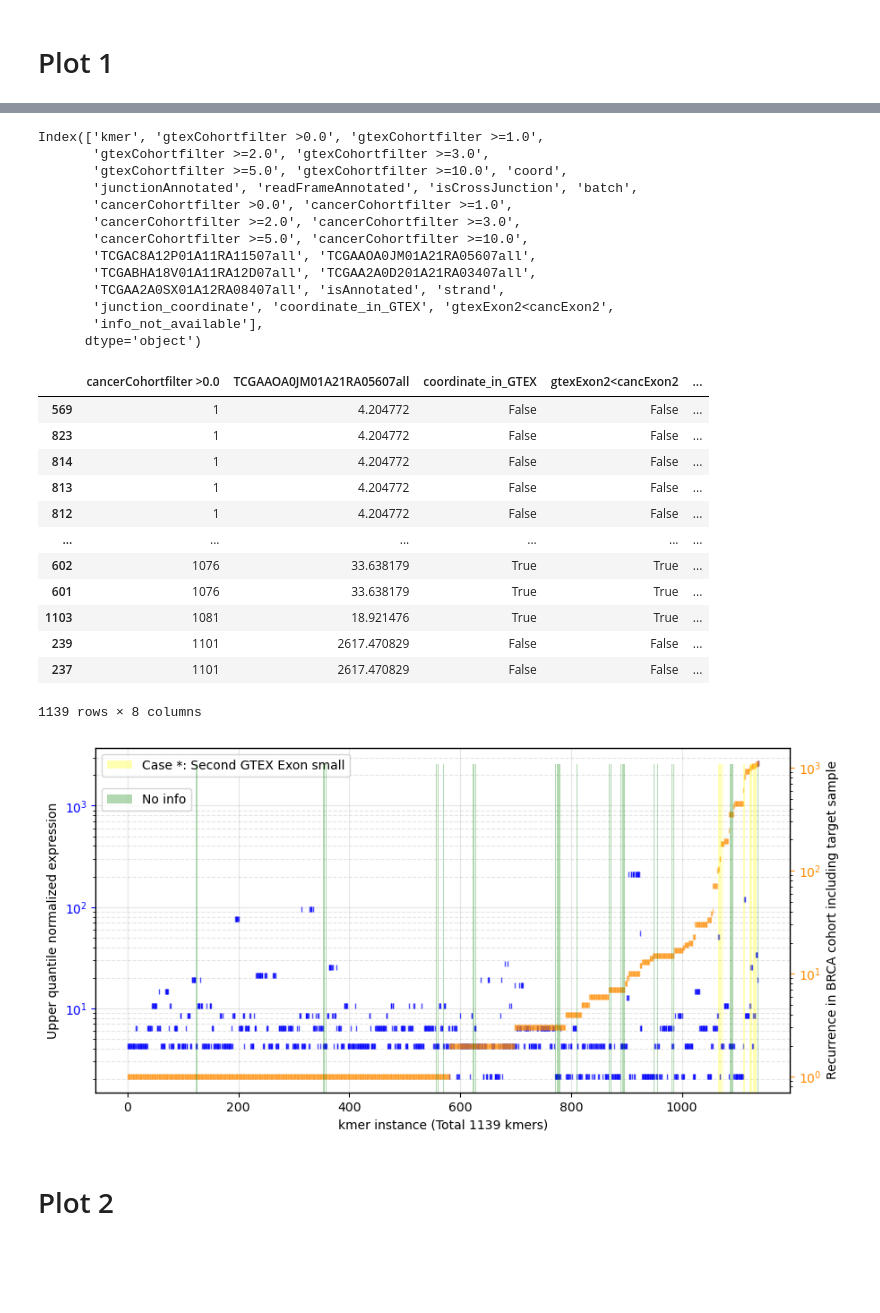
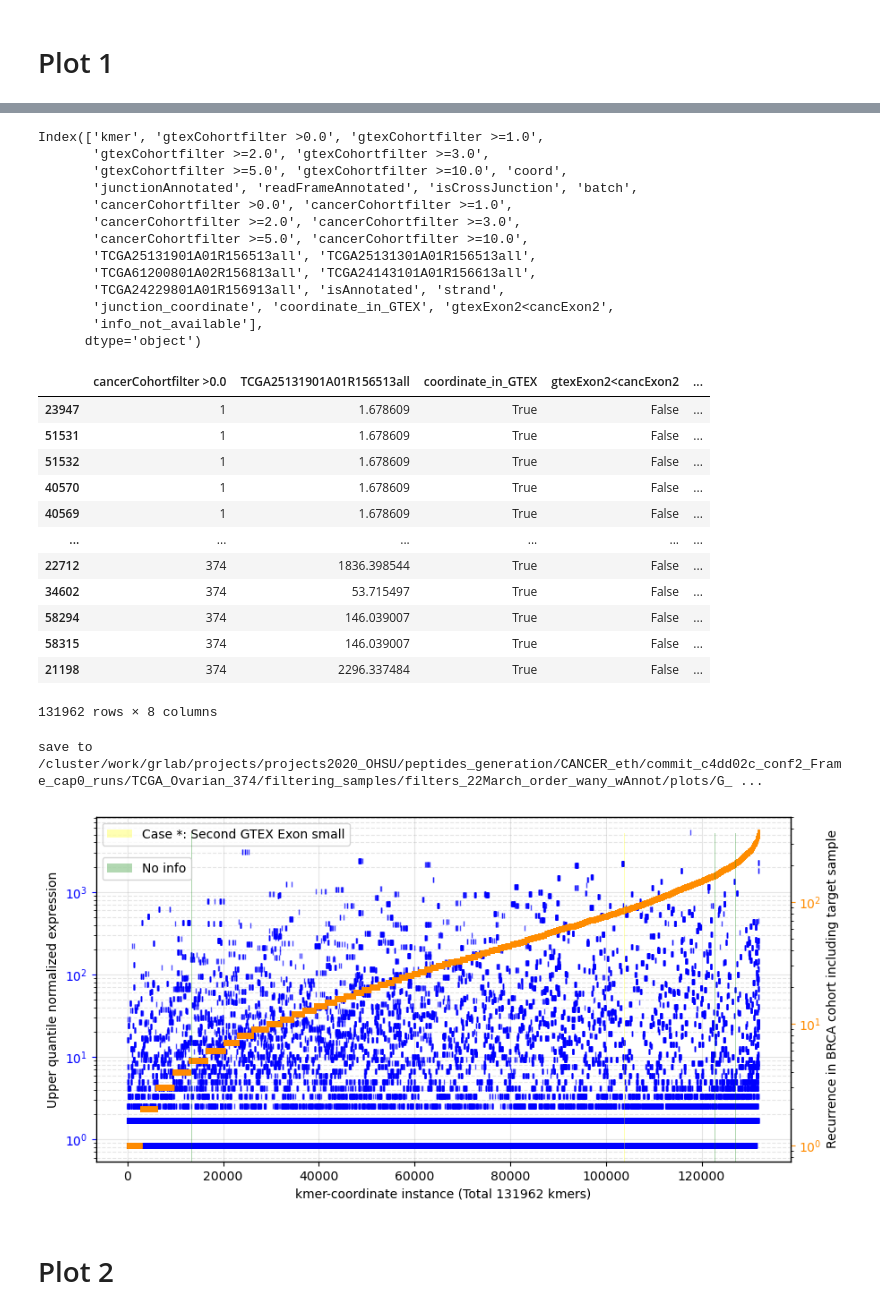
Before and after one commit to ratschlab/projects2020_ohsu, a Jupyter notebook: eth/plotting/OHSU_collab_Rerun_allRF/p20230315_recurrence_expression_metainfo.ipynb, the cells around one changed output, grey strips where cells are left out. Cells and saved outputs as stored; diff of their text form; code cells hidden in the pictures; blank space fills up the shorter version.

```diff
--- a/eth/plotting/OHSU_collab_Rerun_allRF/p20230315_recurrence_expression_metainfo.ipynb
+++ b/eth/plotting/OHSU_collab_Rerun_allRF/p20230315_recurrence_expression_metainfo.ipynb
@@ -9,0 +9,14 @@ Matplotlib created a temporary config/cache directory at /scratch/slurm-job.8281
+# %%
+# Inputs ETH
+run_type = 'ov'
+
+if run_type == 'brca':
+
+    sample_target = 'TCGA-AO-A0JM-01A-21R-A056-07'
+    basedir = '/cluster/work/grlab/projects/projects2020_OHSU/peptides_generation/CANCER_eth/commit_c4dd02c_conf2_Frame_cap0_runs/TCGA_Breast_1102'
+elif run_type == 'ov':
+    sample_target = 'TCGA-25-1319-01A-01R-1565-13'
+    basedir = '/cluster/work/grlab/projects/projects2020_OHSU/peptides_generation/CANCER_eth/commit_c4dd02c_conf2_Frame_cap0_runs/TCGA_Ovarian_374'
+
+filtering_id = 'filters_22March_order_wany_wAnnot'
+filter_dir = os.path.join(basedir, 'filtering_samples', filtering_id)
@@ -46,15 +63,15 @@ Index(['kmer', 'gtexCohortfilter >0.0', 'gtexCohortfilter >=1.0',
        'cancerCohortfilter >0.0', 'cancerCohortfilter >=1.0',
        'cancerCohortfilter >=2.0', 'cancerCohortfilter >=3.0',
        'cancerCohortfilter >=5.0', 'cancerCohortfilter >=10.0',
-       'TCGAC8A12P01A11RA11507all', 'TCGAAOA0JM01A21RA05607all',
-       'TCGABHA18V01A11RA12D07all', 'TCGAA2A0D201A21RA03407all',
-       'TCGAA2A0SX01A12RA08407all', 'isAnnotated', 'strand',
+       'TCGA25131901A01R156513all', 'TCGA25131301A01R156513all',
+       'TCGA61200801A02R156813all', 'TCGA24143101A01R156613all',
+       'TCGA24229801A01R156913all', 'isAnnotated', 'strand',
        'junction_coordinate', 'coordinate_in_GTEX', 'gtexExon2<cancExon2',
        'info_not_available'],
       dtype='object')
 # %%
 recurr_col = 'cancerCohortfilter >0.0'
-expr_col = 'TCGAAOA0JM01A21RA05607all'
+expr_col = sample_target.replace('-', '') + 'all'
 check_in_gtex_coord = 'coordinate_in_GTEX'
 check_exons_length = 'gtexExon2<cancExon2'
 jxannot = 'junctionAnnotated'
@@ -66,19 +83,19 @@ df[idx] = np.arange(len(df))
 # %%
 df[[recurr_col, expr_col, check_in_gtex_coord, check_exons_length, jxannot, rfannot, info, idx]]
 # %% [output]
-|  | cancerCohortfilter >0.0 | TCGAAOA0JM01A21RA05607all | coordinate_in_GTEX | gtexExon2<cancExon2 | ... |
-| 569 | 1 | 4.204772 | False | False | ... |
-| 823 | 1 | 4.204772 | False | False | ... |
-| 814 | 1 | 4.204772 | False | False | ... |
-| 813 | 1 | 4.204772 | False | False | ... |
-| 812 | 1 | 4.204772 | False | False | ... |
+|  | cancerCohortfilter >0.0 | TCGA25131901A01R156513all | coordinate_in_GTEX | gtexExon2<cancExon2 | ... |
+| 23947 | 1 | 1.678609 | True | False | ... |
+| 51531 | 1 | 1.678609 | True | False | ... |
+| 51532 | 1 | 1.678609 | True | False | ... |
+| 40570 | 1 | 1.678609 | True | False | ... |
+| 40569 | 1 | 1.678609 | True | False | ... |
 | ... | ... | ... | ... | ... | ... |
-| 602 | 1076 | 33.638179 | True | True | ... |
-| 601 | 1076 | 33.638179 | True | True | ... |
-| 1103 | 1081 | 18.921476 | True | True | ... |
-| 239 | 1101 | 2617.470829 | False | False | ... |
-| 237 | 1101 | 2617.470829 | False | False | ... |
+| 22712 | 374 | 1836.398544 | True | False | ... |
+| 34602 | 374 | 53.715497 | True | False | ... |
+| 58294 | 374 | 146.039007 | True | False | ... |
+| 58315 | 374 | 146.039007 | True | False | ... |
+| 21198 | 374 | 2296.337484 | True | False | ... |
-1139 rows × 8 columns
+131962 rows × 8 columns
 # %%
 #df = df.tail(50)
 # %%
@@ -116,35 +133,36 @@ ax2.set_ylabel('Recurrence in BRCA cohort including target sample')
 ax2.tick_params(axis='y', colors=color2) #, labelsize=14)
 
 # Ax 3
 ax3.bar(x=df[idx], height=df[check_exons_length], alpha=alpha_bar, color=color3)
 ax3.legend(['Case *: Second GTEX Exon small'], loc='upper left')
 ax3.tick_params(axis='y', colors=color3) #, labelsize=14)
 ax3.set_yticks([])
 ax3.set_yticks([], minor=False)
 
 # Ax 4
 ax4.bar(x=df[idx], height=df[info], alpha = alpha_bar, color=color4)
 ax4.legend(['No info'], loc="upper left", bbox_to_anchor=(0, 0.9))
 ax4.tick_params(axis='y', colors=color4) #, labelsize=14)
 ax4.set_yticks([])
 ax4.set_yticks([], minor=False)
 
 # All plots
-ax.set_xlabel(f'kmer instance (Total {len(df)} kmers)')
+ax.set_xlabel(f'kmer-coordinate instance (Total {len(df)} kmers)')
 ax.set_yscale("log")
 ax2.set_yscale("log")
 #ax.figure.legend()
 
 
-save = False
+save = True
 name = 'Recurr_expr'
 save_path = os.path.join(plot_dir, f'{base_plot}_{name}.pdf')
 if save:
     print("save to {}".format(save_path))
     plt.savefig(save_path, bbox_inches='tight')
 
 fig.show()
 # %% [output]
+save to /cluster/work/grlab/projects/projects2020_OHSU/peptides_generation/CANCER_eth/commit_c4dd02c_conf2_Frame_cap0_runs/TCGA_Ovarian_374/filtering_samples/filters_22March_order_wany_wAnnot/plots/G_ ...
-[figure, old version]
+[figure, new version]
 # %% [markdown]
 # Plot 2
```
Also changed, not shown: parts of 11 cells of this notebook, 1 other file.
